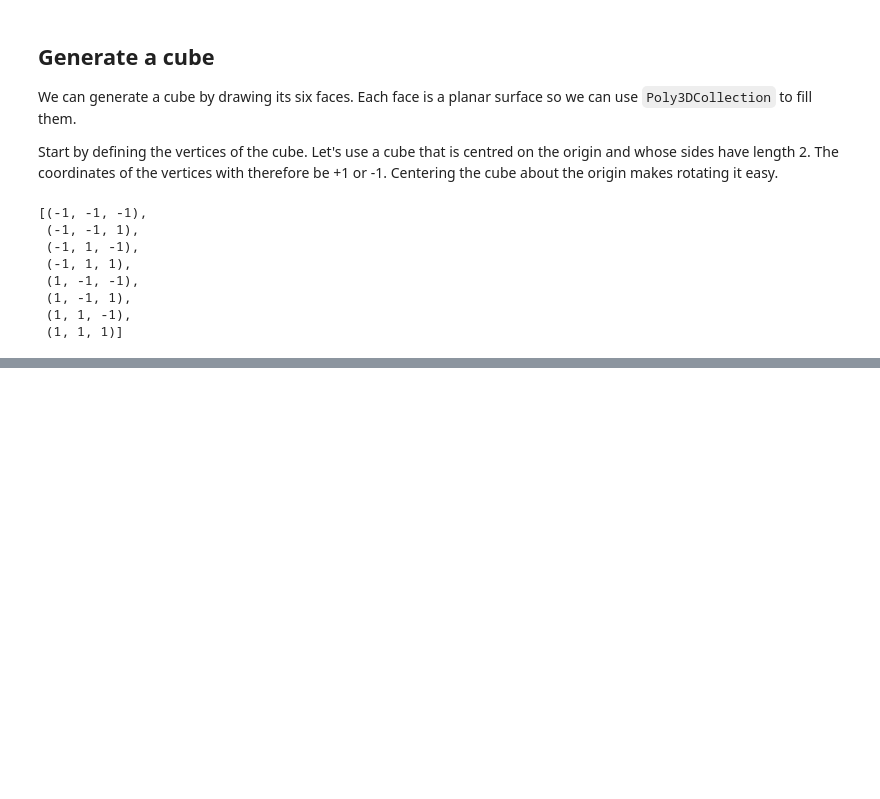
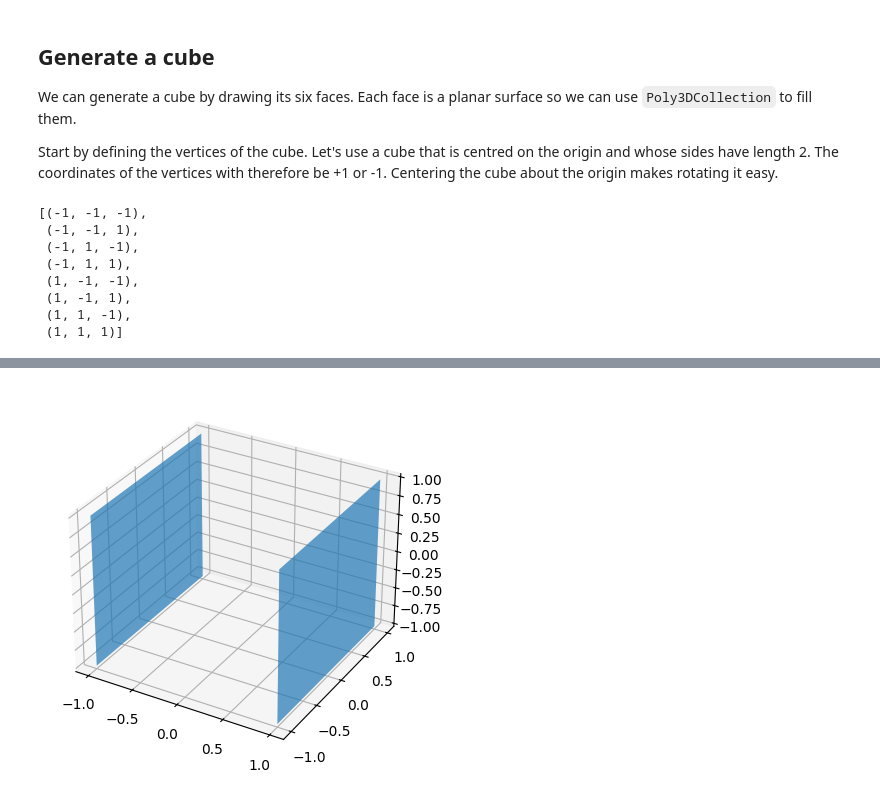
Before and after one commit to agryman/instant-insanity, a Jupyter notebook: notebooks/Matplotlib 3D Animation.ipynb, the cells around one changed output, grey strips where cells are left out. Drawn from its saved outputs; the diff is of its cells as text; code cells hidden in the pictures; blank space fills up the shorter version.

```diff
--- a/notebooks/Matplotlib 3D Animation.ipynb
+++ b/notebooks/Matplotlib 3D Animation.ipynb
@@ -77,3 +97,9 @@ vertices
  (1, -1, 1),
  (1, 1, -1),
  (1, 1, 1)]
+# %%
+left =[(1,1,1),(1,-1,1),(1,-1,-1),(1,1,-1)]
+right=[(-1,-1,1),(-1,1,1),(-1,1,-1),(-1,-1,-1)]
+
+cube = np.array([left,right])
+cube
@@ -79,0 +116,10 @@ vertices
+# %%
+ax = plt.figure().add_subplot(projection='3d')
+
+poly = Poly3DCollection(cube, alpha=.7)
+ax.add_collection3d(poly)
+ax.set_aspect('equalxy')
+
+plt.show()
+# %% [output]
+[figure, added]
```
Also changed, not shown: parts of 2 cells of this notebook, 2 other files.
